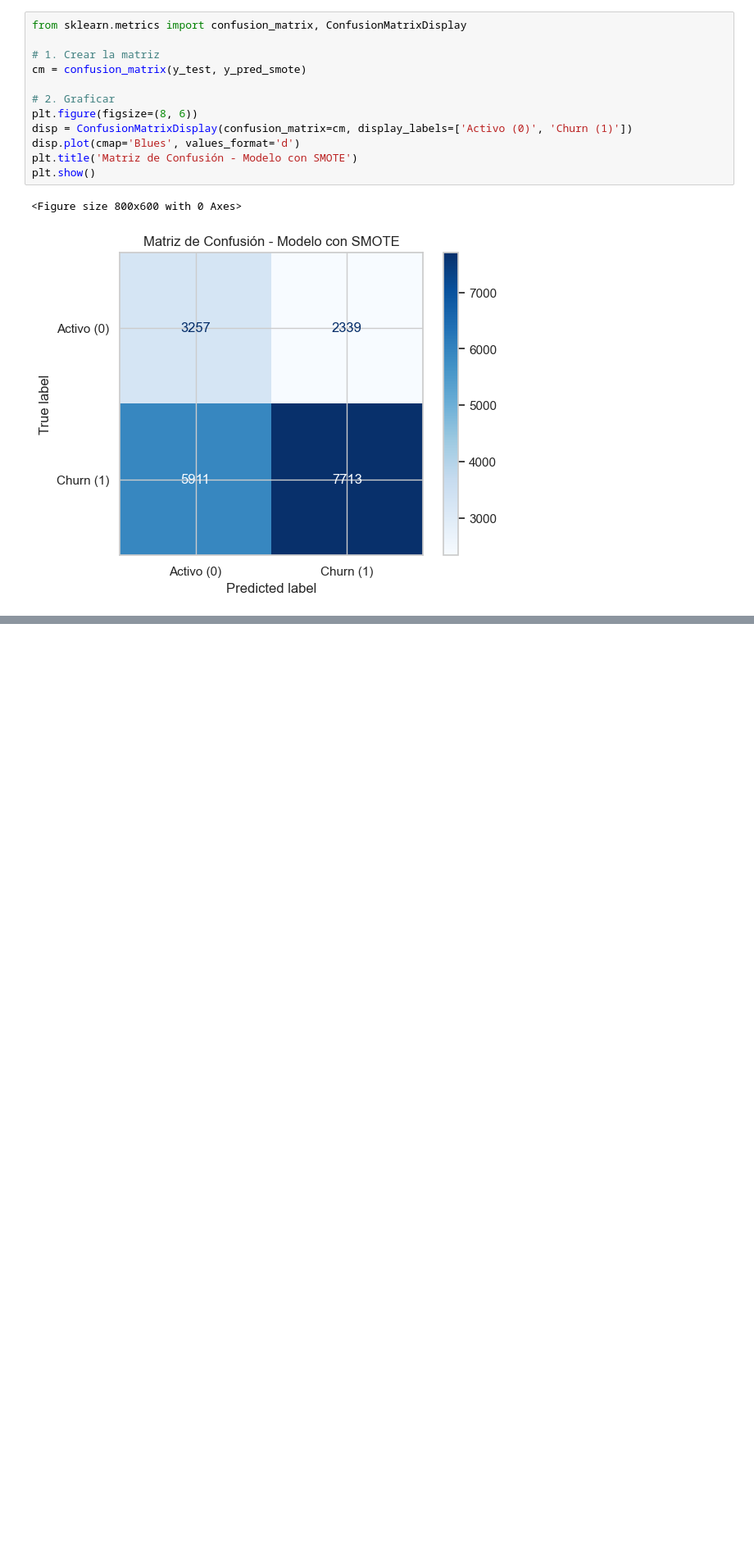
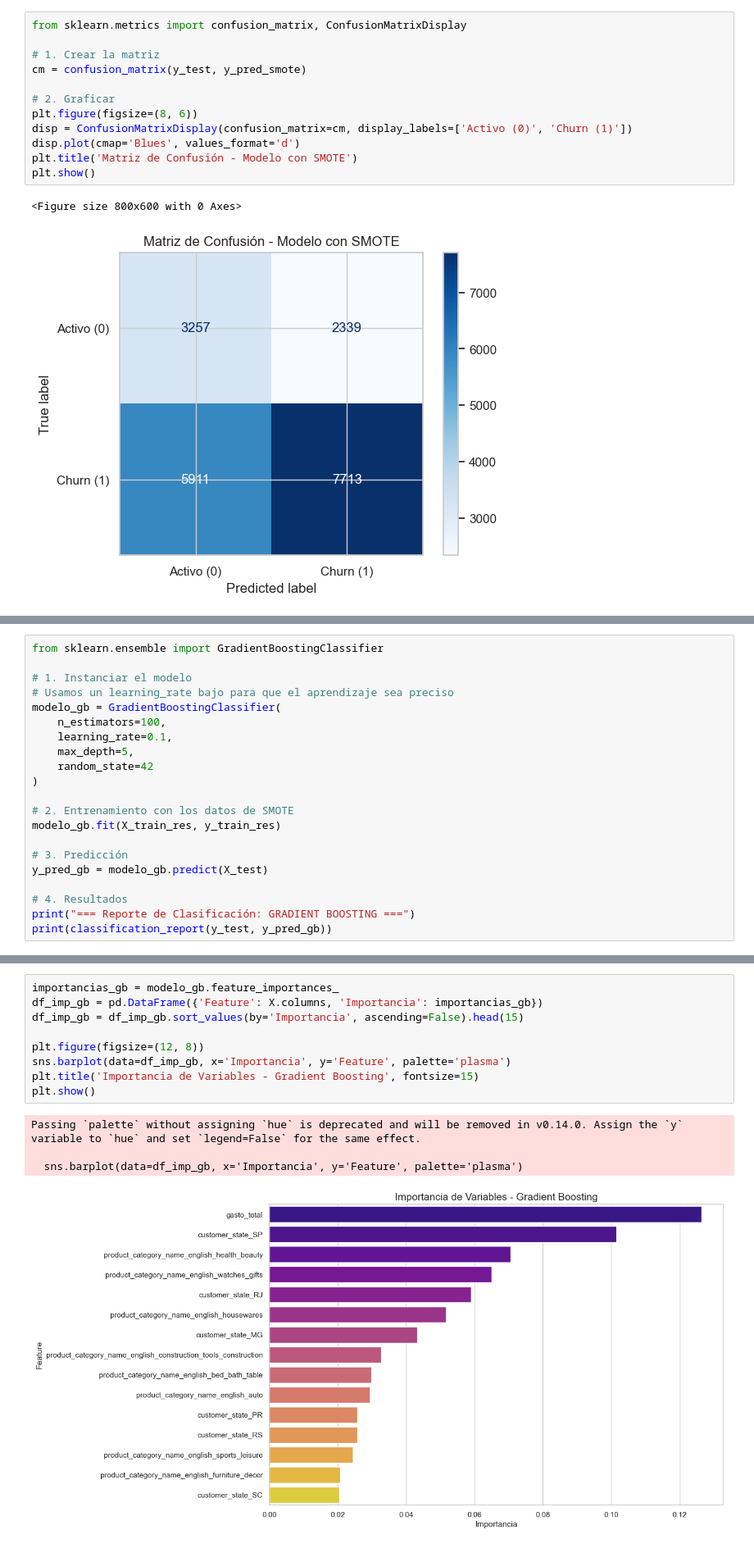
Before and after one commit to wilhayla/THE_HATCH_DATA_SCIENCE_OLIST_CHALLENGE, a Jupyter notebook: notbooks/02_feature_engineering.ipynb, the cells around one changed output, grey strips where cells are left out. Shown at 82% size. Cells and saved outputs as stored; diff of their text form; blank space fills up the shorter version.

Commit message:
Codigo para guardar el modelo final - codigo para probar con dos modelos mas (Gradient Boosting y Regresion Logistica)

```diff
--- a/notbooks/02_feature_engineering.ipynb
+++ b/notbooks/02_feature_engineering.ipynb
@@ -903,0 +925,21 @@ plt.show()
+# %%
+from sklearn.ensemble import GradientBoostingClassifier
+
+# 1. Instanciar el modelo
+# Usamos un learning_rate bajo para que el aprendizaje sea preciso
+modelo_gb = GradientBoostingClassifier(
+    n_estimators=100,
+    learning_rate=0.1,
+    max_depth=5,
+    random_state=42
+)
+
+# 2. Entrenamiento con los datos de SMOTE
+modelo_gb.fit(X_train_res, y_train_res)
+
+# 3. Predicción
+y_pred_gb = modelo_gb.predict(X_test)
+
+# 4. Resultados
+print("=== Reporte de Clasificación: GRADIENT BOOSTING ===")
+print(classification_report(y_test, y_pred_gb))
@@ -903,0 +956,14 @@ plt.show()
+# %%
+importancias_gb = modelo_gb.feature_importances_
+df_imp_gb = pd.DataFrame({'Feature': X.columns, 'Importancia': importancias_gb})
+df_imp_gb = df_imp_gb.sort_values(by='Importancia', ascending=False).head(15)
+
+plt.figure(figsize=(12, 8))
+sns.barplot(data=df_imp_gb, x='Importancia', y='Feature', palette='plasma')
+plt.title('Importancia de Variables - Gradient Boosting', fontsize=15)
+plt.show()
+# %% [output]
+Passing `palette` without assigning `hue` is deprecated and will be removed in v0.14.0. Assign the `y` variable to `hue` and set `legend=False` for the same effect.
+
+  sns.barplot(data=df_imp_gb, x='Importancia', y='Feature', palette='plasma')
+[figure, added]
```
Also changed, not shown: parts of 8 cells of this notebook.
